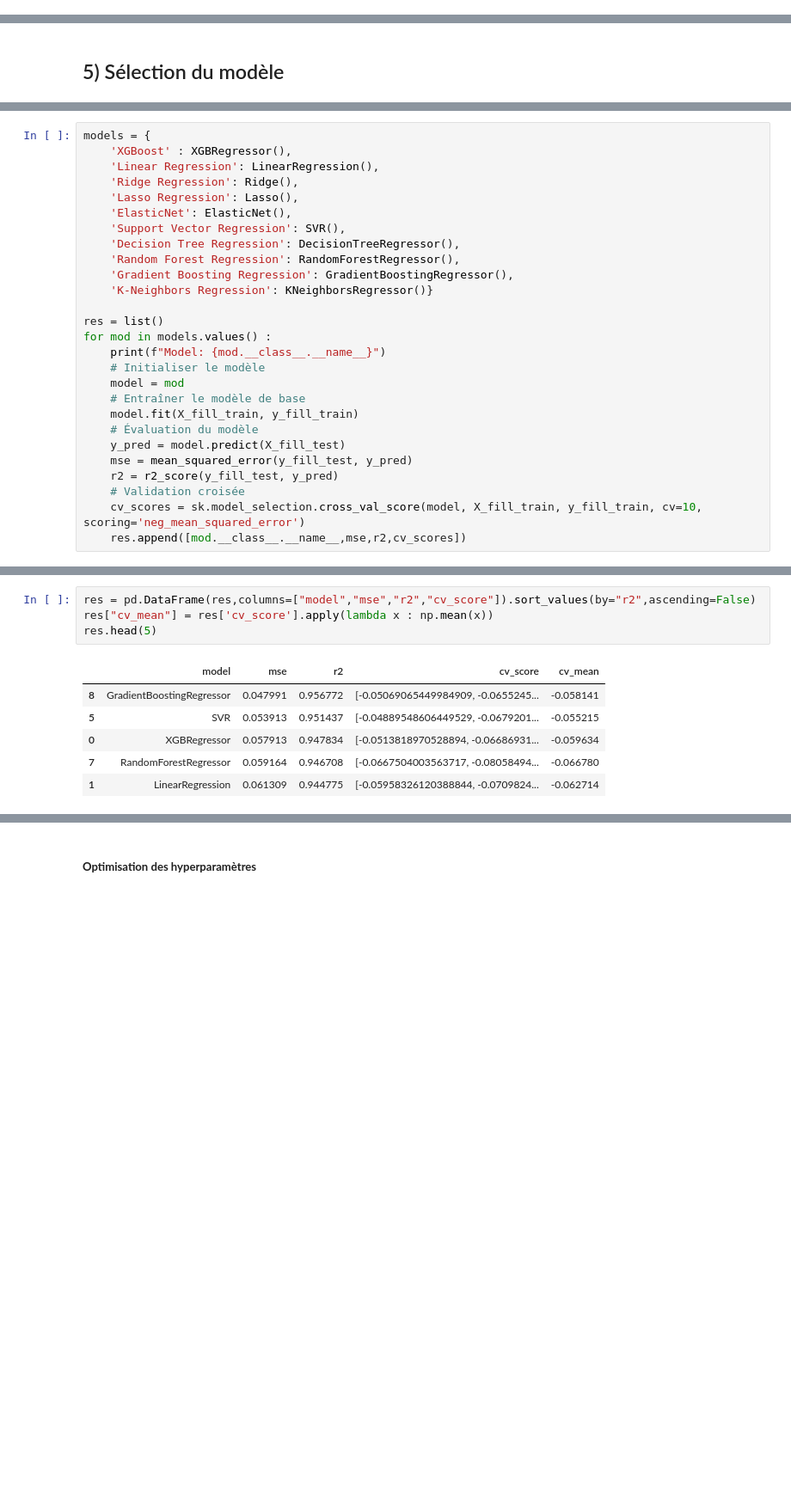
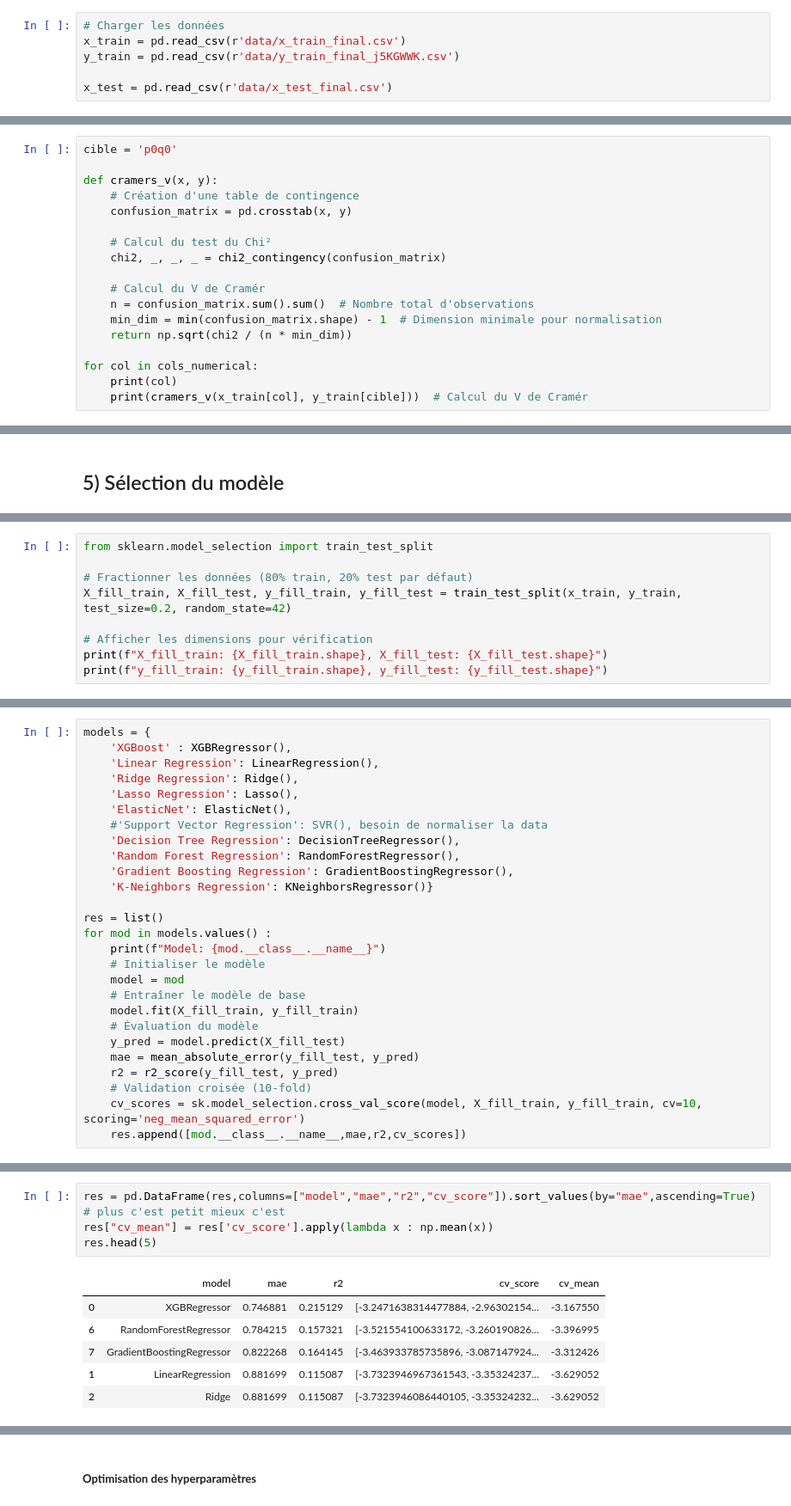
Before and after one commit to lincecile/Projet_Machine_Learning, a Jupyter notebook: Projet_v1.ipynb, the cells around one changed output, grey strips where cells are left out. Shown at 86% size. Cells and saved outputs as stored; diff of their text form; blank space fills up the shorter version.

Commit message:
modele entrainé: best = XGBoost

```diff
--- a/Projet_v1.ipynb
+++ b/Projet_v1.ipynb
@@ -35,3 +95,9 @@ Index des données
 ### 3.2) Importation des données
 # %% [markdown]
 ##### Importation de nos tables en dataframe pandas
+# %%
+# Charger les données
+x_train = pd.read_csv(r'data/x_train_final.csv')
+y_train = pd.read_csv(r'data/y_train_final_j5KGWWK.csv')
+
+x_test = pd.read_csv(r'data/x_test_final.csv')
@@ -47,0 +286,18 @@ Index des données
+# %%
+cible = 'p0q0'
+
+def cramers_v(x, y):
+    # Création d'une table de contingence
+    confusion_matrix = pd.crosstab(x, y)
+
+    # Calcul du test du Chi²
+    chi2, _, _, _ = chi2_contingency(confusion_matrix)
+
+    # Calcul du V de Cramér
+    n = confusion_matrix.sum().sum()  # Nombre total d'observations
+    min_dim = min(confusion_matrix.shape) - 1  # Dimension minimale pour normalisation
+    return np.sqrt(chi2 / (n * min_dim))
+
+for col in cols_numerical:
+    print(col)
+    print(cramers_v(x_train[col], y_train[cible]))  # Calcul du V de Cramér
@@ -59,0 +408,9 @@ Index des données
+# %%
+from sklearn.model_selection import train_test_split
+
+# Fractionner les données (80% train, 20% test par défaut)
+X_fill_train, X_fill_test, y_fill_train, y_fill_test = train_test_split(x_train, y_train, test_size=0.2, random_state=42)
+
+# Afficher les dimensions pour vérification
+print(f"X_fill_train: {X_fill_train.shape}, X_fill_test: {X_fill_test.shape}")
+print(f"y_fill_train: {y_fill_train.shape}, y_fill_test: {y_fill_test.shape}")
@@ -66,7 +426,7 @@ models = {
     'Ridge Regression': Ridge(),
     'Lasso Regression': Lasso(),
     'ElasticNet': ElasticNet(),
-    'Support Vector Regression': SVR(),
+    #'Support Vector Regression': SVR(), besoin de normaliser la data
     'Decision Tree Regression': DecisionTreeRegressor(),
     'Random Forest Regression': RandomForestRegressor(),
     'Gradient Boosting Regression': GradientBoostingRegressor(),
@@ -81,11 +441,11 @@ for mod in models.values() :
     model.fit(X_fill_train, y_fill_train)
     # Évaluation du modèle
     y_pred = model.predict(X_fill_test)
-    mse = mean_squared_error(y_fill_test, y_pred)
+    mae = mean_absolute_error(y_fill_test, y_pred)
     r2 = r2_score(y_fill_test, y_pred)
-    # Validation croisée
+    # Validation croisée (10-fold)
     cv_scores = sk.model_selection.cross_val_score(model, X_fill_train, y_fill_train, cv=10, scoring='neg_mean_squared_error')
-    res.append([mod.__class__.__name__,mse,r2,cv_scores])
+    res.append([mod.__class__.__name__,mae,r2,cv_scores])
 # %% [output]
 Model: XGBRegressor
 Model: LinearRegression
@@ -98,14 +457,14 @@ Model: RandomForestRegressor
 Model: GradientBoostingRegressor
 Model: KNeighborsRegressor
 # %%
-res = pd.DataFrame(res,columns=["model","mse","r2","cv_score"]).sort_values(by="r2",ascending=False)
+res = pd.DataFrame(res,columns=["model","mae","r2","cv_score"]).sort_values(by="mae",ascending=True) # plus c'est petit mieux c'est
 res["cv_mean"] = res['cv_score'].apply(lambda x : np.mean(x))
 res.head(5)
 # %% [output]
-|  | model | mse | r2 | cv_score | cv_mean |
-| 8 | GradientBoostingRegressor | 0.047991 | 0.956772 | [-0.05069065449984909, -0.0655245... | -0.058141 |
-| 5 | SVR | 0.053913 | 0.951437 | [-0.04889548606449529, -0.0679201... | -0.055215 |
-| 0 | XGBRegressor | 0.057913 | 0.947834 | [-0.0513818970528894, -0.06686931... | -0.059634 |
-| 7 | RandomForestRegressor | 0.059164 | 0.946708 | [-0.0667504003563717, -0.08058494... | -0.066780 |
-| 1 | LinearRegression | 0.061309 | 0.944775 | [-0.05958326120388844, -0.0709824... | -0.062714 |
+|  | model | mae | r2 | cv_score | cv_mean |
+| 0 | XGBRegressor | 0.746881 | 0.215129 | [-3.2471638314477884, -2.96302154... | -3.167550 |
+| 6 | RandomForestRegressor | 0.784215 | 0.157321 | [-3.521554100633172, -3.260190826... | -3.396995 |
+| 7 | GradientBoostingRegressor | 0.822268 | 0.164145 | [-3.463933785735896, -3.087147924... | -3.312426 |
+| 1 | LinearRegression | 0.881699 | 0.115087 | [-3.7323946967361543, -3.35324237... | -3.629052 |
+| 2 | Ridge | 0.881699 | 0.115087 | [-3.7323946086440105, -3.35324232... | -3.629052 |
 # %% [markdown]
```
Also changed, not shown: parts of 33 cells of this notebook, 8 other files.
